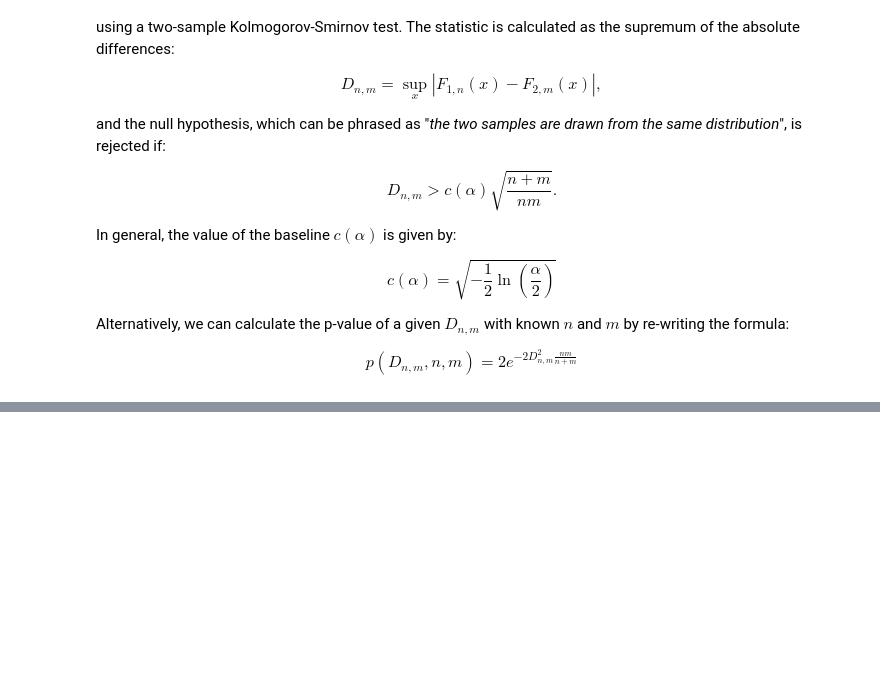
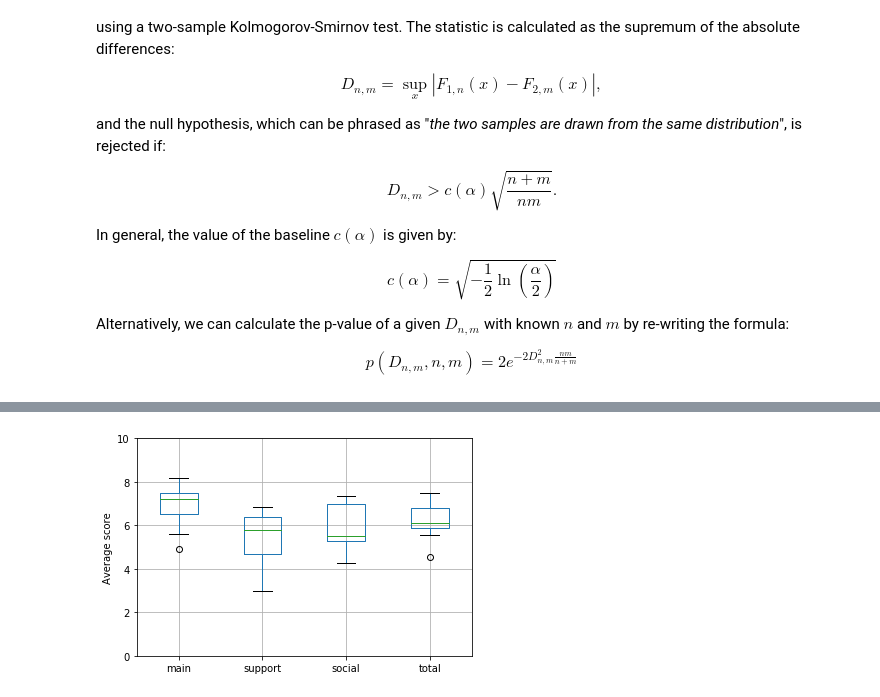
Before and after one commit to enfo14/pycon-data, a Jupyter notebook: 2018_PyCon_data_analysis.ipynb, the cells around one changed output, grey strips where cells are left out. Drawn from its saved outputs; the diff is of its cells as text; code cells hidden in the pictures; blank space fills up the shorter version.

```diff
--- a/2018_PyCon_data_analysis.ipynb
+++ b/2018_PyCon_data_analysis.ipynb
@@ -138,0 +163,3 @@ These results show that there is a significant difference between the distributi
+# %%
+services = pycon.groupby('name').mean().sort_values('total', ascending=False)
+services
@@ -138,0 +180,6 @@ These results show that there is a significant difference between the distributi
+# %%
+pycon_boxplot = services.boxplot()
+plt.ylim([0,10])
+pycon_boxplot_ylabel = plt.ylabel(f"Average score")
+# %% [output]
+[figure, added]
```
Also changed, not shown: parts of 22 cells of this notebook.
